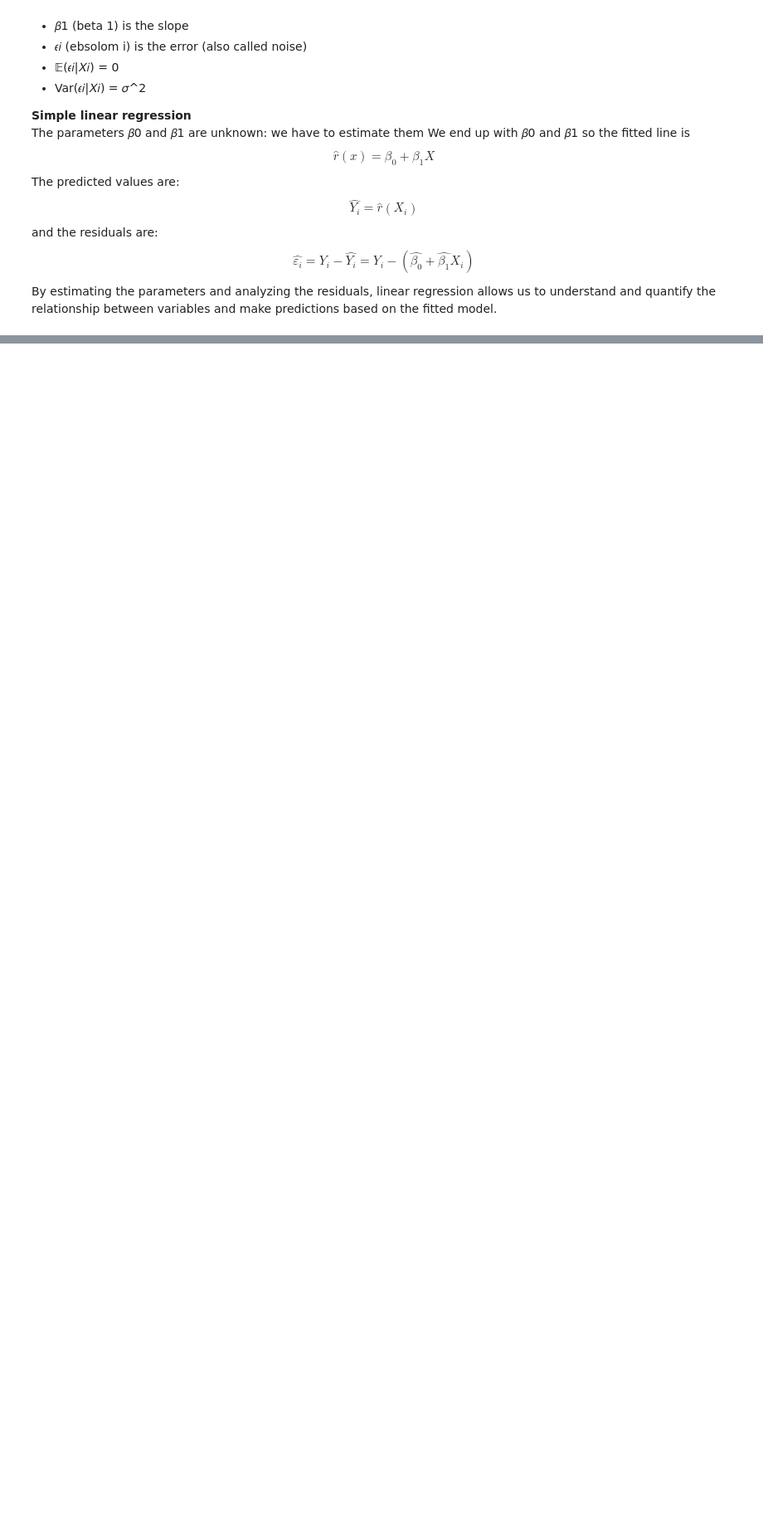
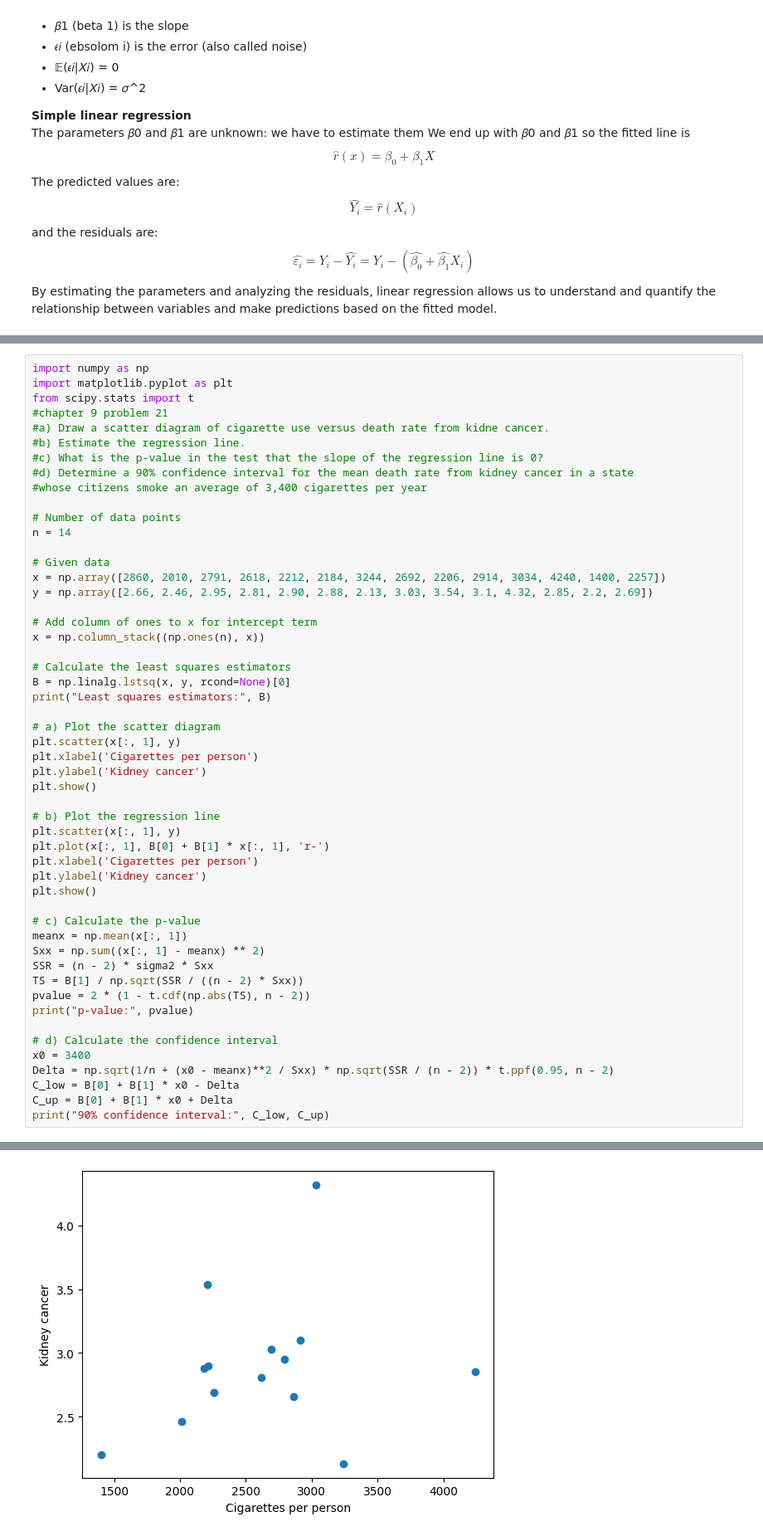
Before and after one commit to agangster1/Sandsynlighed-og-statestik-formelsamling, a Jupyter notebook: lecture11.ipynb, the cells around one changed output, grey strips where cells are left out. Shown at 83% size. Cells and saved outputs as stored; diff of their text form; blank space fills up the shorter version.

```diff
--- a/lecture11.ipynb
+++ b/lecture11.ipynb
@@ -35,0 +169,53 @@ $$\min_{\hat{\beta}_0, \hat{\beta}_1} \sum_{i=1}^{n} (y_i - (\hat{\beta}_0 + \ha
+# %%
+import numpy as np
+import matplotlib.pyplot as plt
+from scipy.stats import t
+#chapter 9 problem 21
+#a) Draw a scatter diagram of cigarette use versus death rate from kidne cancer.
+#b) Estimate the regression line.
+#c) What is the p-value in the test that the slope of the regression line is 0?
+#d) Determine a 90% confidence interval for the mean death rate from kidney cancer in a state
+#whose citizens smoke an average of 3,400 cigarettes per year
+
+# Number of data points
+n = 14
+
+# Given data
+x = np.array([2860, 2010, 2791, 2618, 2212, 2184, 3244, 2692, 2206, 2914, 3034, 4240, 1400, 2257])
+y = np.array([2.66, 2.46, 2.95, 2.81, 2.90, 2.88, 2.13, 3.03, 3.54, 3.1, 4.32, 2.85, 2.2, 2.69])
+
+# Add column of ones to x for intercept term
+x = np.column_stack((np.ones(n), x))
+
+# Calculate the least squares estimators
+B = np.linalg.lstsq(x, y, rcond=None)[0]
+print("Least squares estimators:", B)
+
+# a) Plot the scatter diagram
+plt.scatter(x[:, 1], y)
+plt.xlabel('Cigarettes per person')
+plt.ylabel('Kidney cancer')
+plt.show()
+
+# b) Plot the regression line
+plt.scatter(x[:, 1], y)
+plt.plot(x[:, 1], B[0] + B[1] * x[:, 1], 'r-')
+plt.xlabel('Cigarettes per person')
+plt.ylabel('Kidney cancer')
+plt.show()
+
+# c) Calculate the p-value
+meanx = np.mean(x[:, 1])
+Sxx = np.sum((x[:, 1] - meanx) ** 2)
+SSR = (n - 2) * sigma2 * Sxx
+TS = B[1] / np.sqrt(SSR / ((n - 2) * Sxx))
+pvalue = 2 * (1 - t.cdf(np.abs(TS), n - 2))
+print("p-value:", pvalue)
+
+# d) Calculate the confidence interval
+x0 = 3400
+Delta = np.sqrt(1/n + (x0 - meanx)**2 / Sxx) * np.sqrt(SSR / (n - 2)) * t.ppf(0.95, n - 2)
+C_low = B[0] + B[1] * x0 - Delta
+C_up = B[0] + B[1] * x0 + Delta
+print("90% confidence interval:", C_low, C_up)
+# %% [output]
@@ -35,0 +223 @@ $$\min_{\hat{\beta}_0, \hat{\beta}_1} \sum_{i=1}^{n} (y_i - (\hat{\beta}_0 + \ha
+[figure, added]
```
Also changed, not shown: parts of 4 cells of this notebook.
